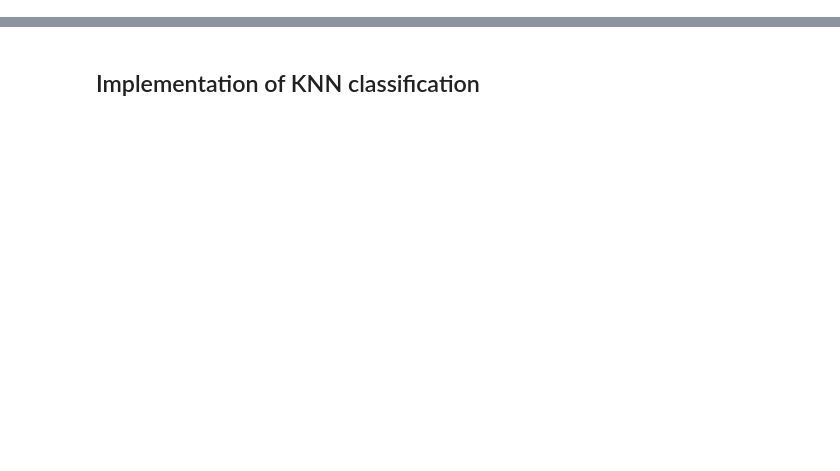
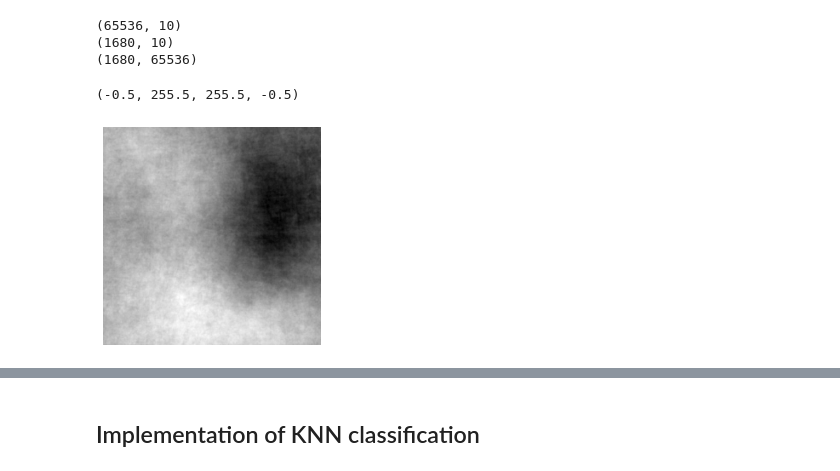
Before and after one commit to sehenaoga/image_classification, a Jupyter notebook: classifiers/KNN_classifier.ipynb, the cells around one changed output, grey strips where cells are left out. Saved outputs shown, nothing was run; the diff lists cells and outputs as text; code cells hidden in the pictures; blank space fills up the shorter version.

```diff
--- a/classifiers/KNN_classifier.ipynb
+++ b/classifiers/KNN_classifier.ipynb
@@ -113,0 +152,26 @@ print(training_data.shape)
+# %%
+# check dim reduction
+
+r = 10
+
+Vr = V[:,0:10]
+
+print(np.shape(Vr))
+
+r_training_data = training_data @ Vr
+r_testing_data = testing_data @ Vr
+r_val_data = val_data @ Vr
+
+print(r_training_data.shape)
+
+reconstruct = r_training_data @ Vr.T
+
+print(reconstruct.shape)
+
+plt.imshow(np.reshape(reconstruct[0], (256, 256)), cmap = matplotlib.cm.binary); plt.axis("off")
+# %% [output]
+(65536, 10)
+(1680, 10)
+(1680, 65536)
+(-0.5, 255.5, 255.5, -0.5)
+[figure, added]
```
Also changed, not shown: parts of 25 cells of this notebook.
